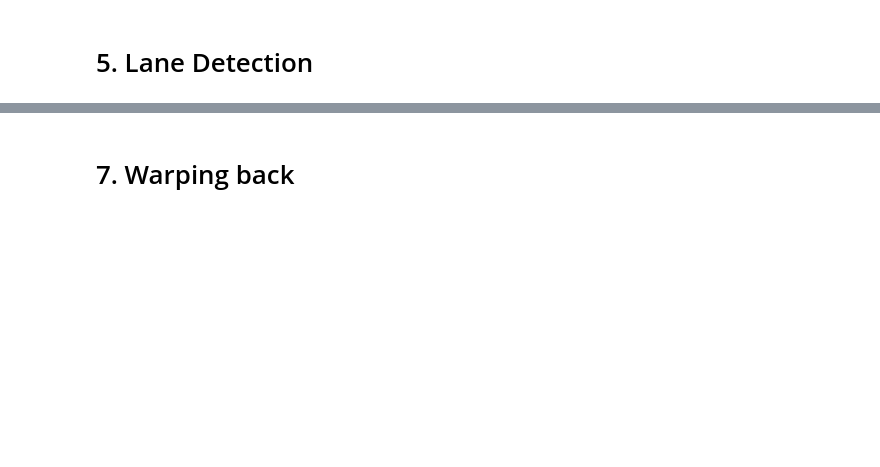
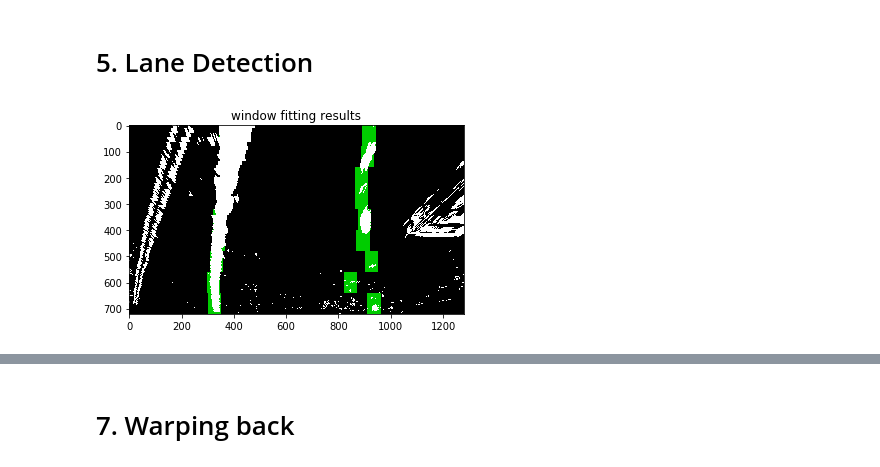
Before and after one commit to DataShrimp/CarND-Advanced-Lane-Lines, a Jupyter notebook: solution.ipynb, the cells around one changed output, grey strips where cells are left out. Saved outputs shown, nothing was run; the diff lists cells and outputs as text; code cells hidden in the pictures; blank space fills up the shorter version.

```diff
--- a/solution.ipynb
+++ b/solution.ipynb
@@ -67,6 +72,8 @@ for fname in images:
     img = cv2.imread(fname)
     dst = cv2.undistort(img, mtx, dist, None, mtx)
     cv2.imshow('img',dst)
+    # save the undistort images to output_images folder
+    cv2.imwrite(fname.replace("test_images", "output_images"), dst)
     cv2.waitKey(500)
 cv2.destroyAllWindows()
 # %% [markdown]
@@ -154,0 +210,38 @@ plt.imshow(warped)
+# %%
+warped = cv2.warpPerspective(combined, M, img_size, cv2.INTER_LINEAR)
+
+window_centroids = find_window_centroids(warped, window_width, window_height, margin)
+
+# If we found any window centers
+if len(window_centroids) > 0:
+
+    # Points used to draw all the left and right windows
+    l_points = np.zeros_like(warped)
+    r_points = np.zeros_like(warped)
+
+    # Go through each level and draw the windows
+    for level in range(0,len(window_centroids)):
+        # Window_mask is a function to draw window areas
+        l_mask = window_mask(window_width,window_height,warped,window_centroids[level][0],level)
+        r_mask = window_mask(window_width,window_height,warped,window_centroids[level][1],level)
+        # Add graphic points from window mask here to total pixels found
+        l_points[(l_points == 255) | ((l_mask == 1) ) ] = 255
+        r_points[(r_points == 255) | ((r_mask == 1) ) ] = 255
+
+    # Draw the results
+    template = np.array(r_points+l_points,np.uint8) # add both left and right window pixels together
+    zero_channel = np.zeros_like(template) # create a zero color channel
+    template = np.array(cv2.merge((zero_channel,template,zero_channel)),np.uint8) # make window pixels green
+    warpage= np.dstack((warped, warped, warped))*255 # making the original road pixels 3 color channels
+    output = cv2.addWeighted(warpage, 1, template, 0.8, 0.0) # overlay the orignal road image with window results
+
+# If no window centers found, just display orginal road image
+else:
+    output = np.array(cv2.merge((warped,warped,warped)),np.uint8)
+
+# Display the final results
+plt.imshow(output)
+plt.title('window fitting results')
+plt.show()
+# %% [output]
+[figure, added]
```
Also changed, not shown: parts of 10 cells of this notebook.
